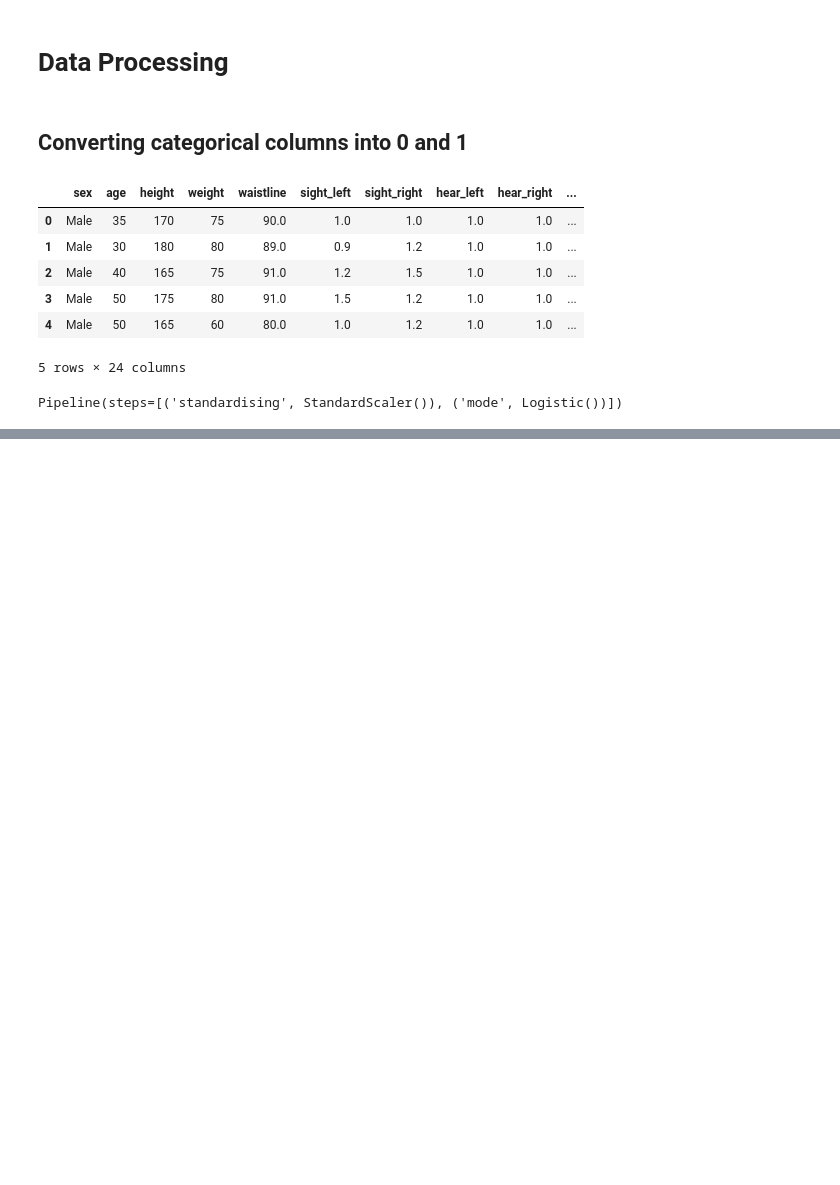
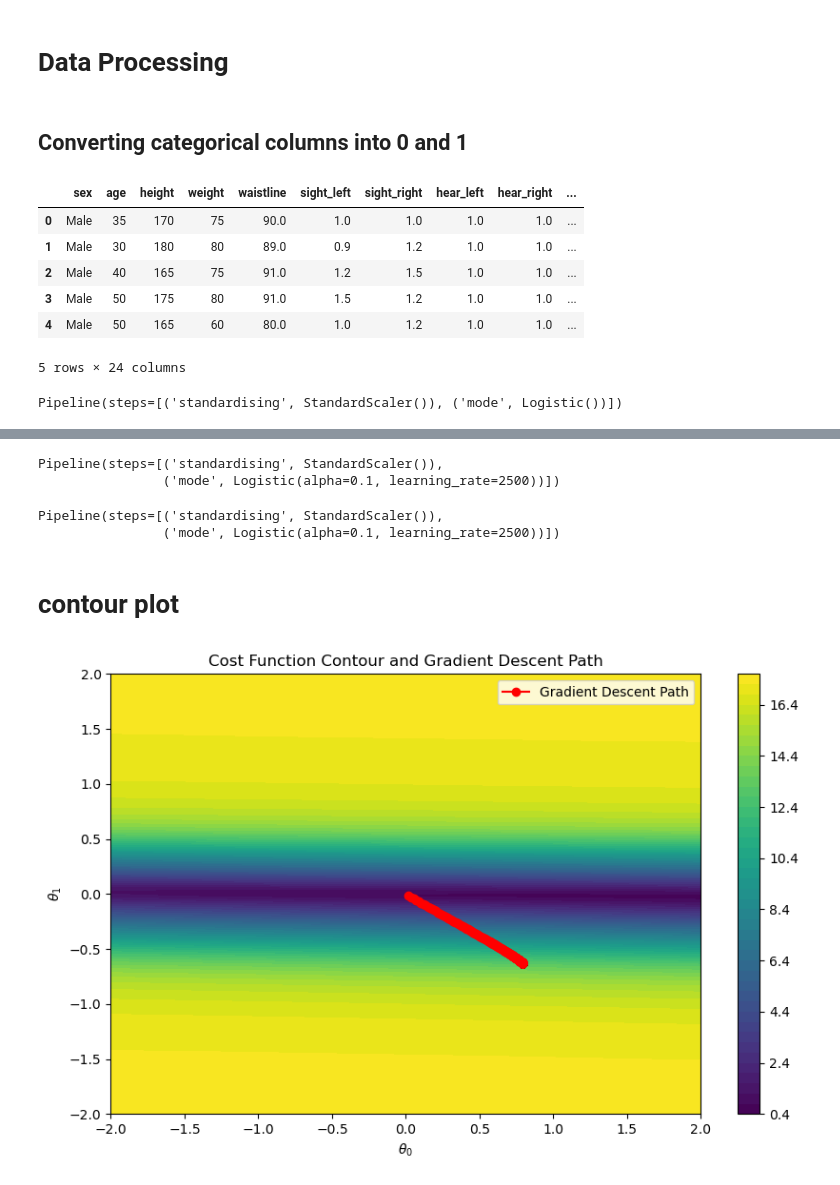
Before and after one commit to Harshan-Kurapati/Smoking-Drinking, a Jupyter notebook: Smoking.ipynb, the cells around one changed output, grey strips where cells are left out. Cells and saved outputs as stored; diff of their text form; code cells hidden in the pictures; blank space fills up the shorter version.

Commit message:
added contour plot

```diff
--- a/Smoking.ipynb
+++ b/Smoking.ipynb
@@ -86,6 +86,8 @@ class Logistic(BaseEstimator, ClassifierMixin):
 
         self.cost_list = []
         self.ite_list = []
+        self.theta_history = []
+
         X = np.c_[X, np.ones(X.shape[0])]
         self.theta = np.zeros(X.shape[1])
         m = len(X)
@@ -102,8 +104,9 @@ class Logistic(BaseEstimator, ClassifierMixin):
 
             self.theta -= self.alpha * grad_theta
 
-            self.ite_list.append(i)
             self.cost_list.append(J_theta)
+            self.theta_history.append(self.theta.copy())  # Store theta at each step
+
 
         return self
 
@@ -181,0 +232,12 @@ best_params, results, best_score = parallel_gridsearch(pipeline, X_train, y_trai
+# %%
+pipeline.set_params(mode = Logistic(learning_rate = 2500, alpha = 0.1))
+# %% [output]
+Pipeline(steps=[('standardising', StandardScaler()),
+                ('mode', Logistic(alpha=0.1, learning_rate=2500))])
+# %%
+pipeline.fit(X_train, y_train)
+# %% [output]
+Pipeline(steps=[('standardising', StandardScaler()),
+                ('mode', Logistic(alpha=0.1, learning_rate=2500))])
+# %% [markdown]
+# contour plot
@@ -181,0 +290,14 @@ best_params, results, best_score = parallel_gridsearch(pipeline, X_train, y_trai
+# %%
+X_subset = X_train.iloc[:, :2]  # Use the first two features
+y_subset = y_train
+
+# Train the pipeline
+pipeline.set_params(mode=Logistic(learning_rate=1000, alpha=0.1))
+pipeline.fit(X_subset.to_numpy(), y_subset.to_numpy())
+
+# Extract logistic model
+logistic_model = pipeline.named_steps['mode']
+
+# Plot the contour and gradient descent path
+# %% [output]
+[figure, added]
```
Also changed, not shown: parts of 13 cells of this notebook.
